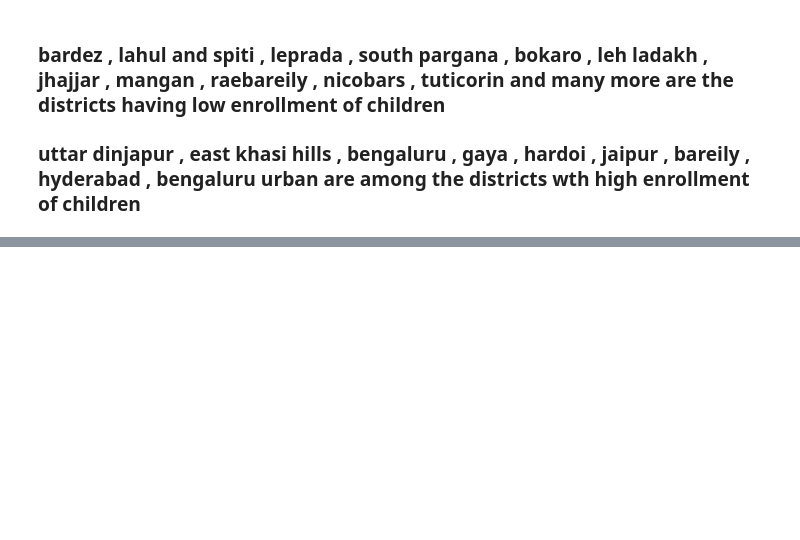
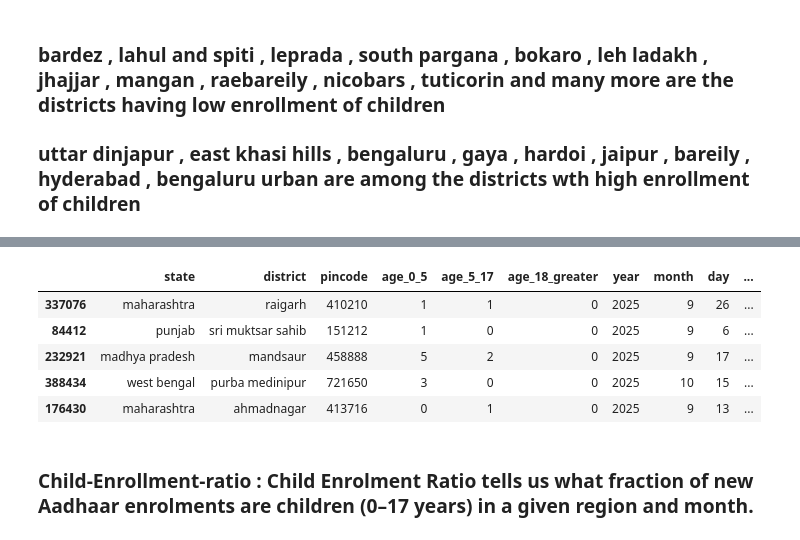
Before and after one commit to aniket2040/UIDAI-Addhar-Hackathon, a Jupyter notebook: data_analysis.ipynb, the cells around one changed output, grey strips where cells are left out. Saved outputs shown, nothing was run; the diff lists cells and outputs as text; code cells hidden in the pictures; blank space fills up the shorter version.

```diff
--- a/data_analysis.ipynb
+++ b/data_analysis.ipynb
@@ -240,0 +262,13 @@ df_low_enroll_minors.tail(20)
+# %%
+df_enroll['total_enrollment'] = df_enroll['age_0_5'] + df_enroll['age_5_17'] + df_enroll['age_18_greater']
+# %%
+df_enroll.sample(5)
+# %% [output]
+|  | state | district | pincode | age_0_5 | age_5_17 | age_18_greater | year | month | day | ... |
+| 337076 | maharashtra | raigarh | 410210 | 1 | 1 | 0 | 2025 | 9 | 26 | ... |
+| 84412 | punjab | sri muktsar sahib | 151212 | 1 | 0 | 0 | 2025 | 9 | 6 | ... |
+| 232921 | madhya pradesh | mandsaur | 458888 | 5 | 2 | 0 | 2025 | 9 | 17 | ... |
+| 388434 | west bengal | purba medinipur | 721650 | 3 | 0 | 0 | 2025 | 10 | 15 | ... |
+| 176430 | maharashtra | ahmadnagar | 413716 | 0 | 1 | 0 | 2025 | 9 | 13 | ... |
+# %% [markdown]
+### Child-Enrollment-ratio : Child Enrolment Ratio tells us what fraction of new Aadhaar enrolments are children (0–17 years) in a given region and month.
```
Also changed, not shown: parts of 49 cells of this notebook, 6 other files.
